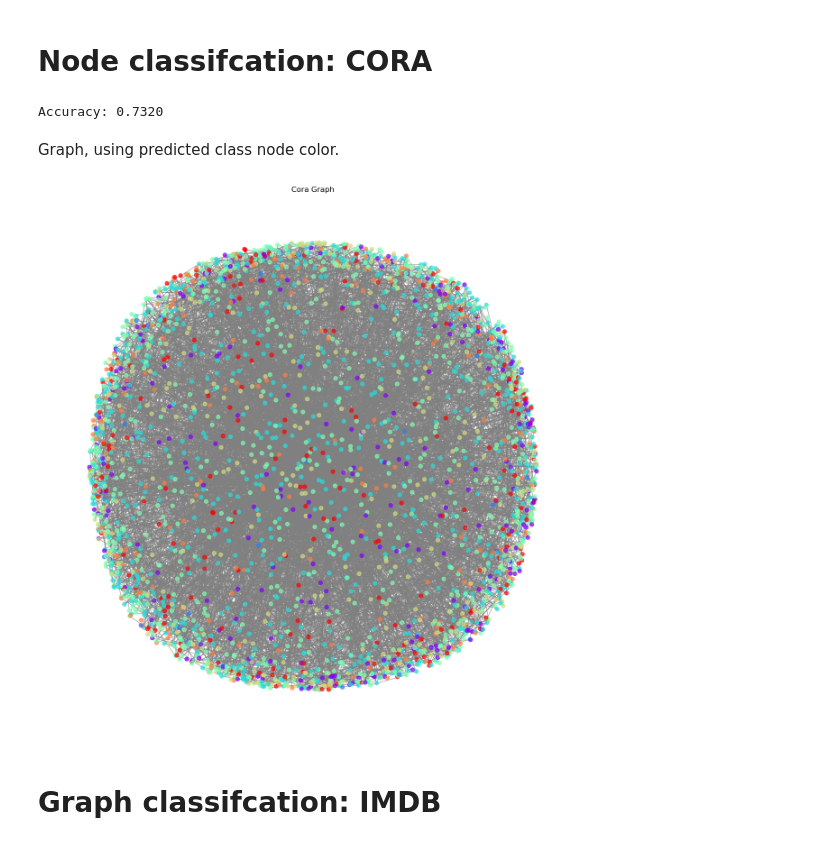
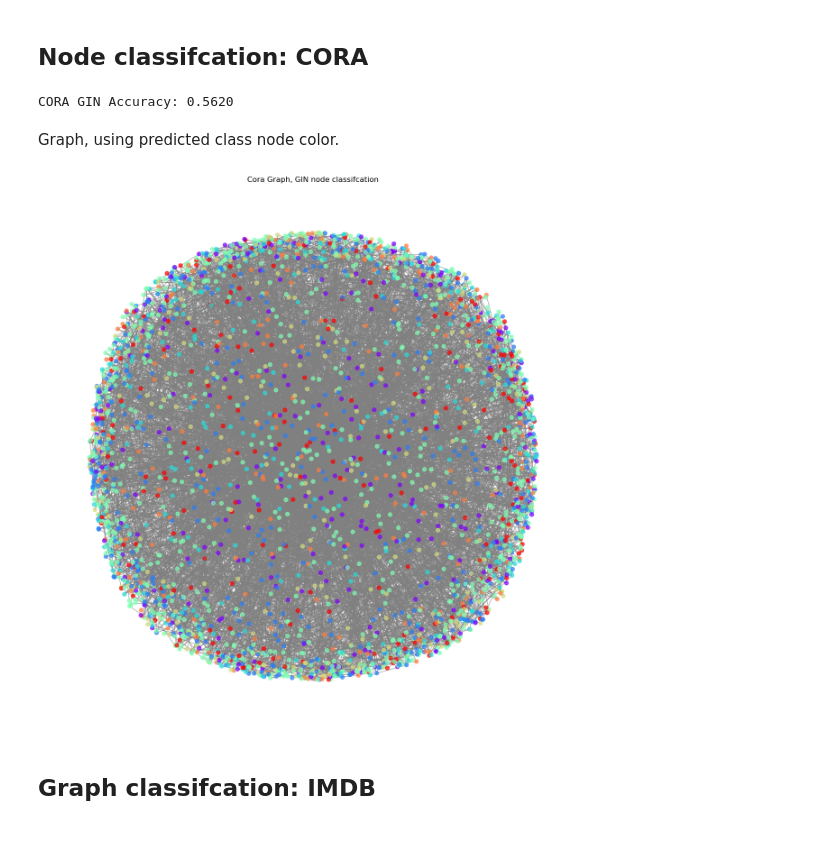
Before and after one commit to PenelopeKing/DSC180A-Project1, a Jupyter notebook: checkpoint1/GIN.ipynb, the cells around one changed output. Saved outputs shown, nothing was run; the diff lists cells and outputs as text; code cells hidden in the pictures.

```diff
--- a/checkpoint1/GIN.ipynb
+++ b/checkpoint1/GIN.ipynb
@@ -20,55 +10,40 @@ enzyme_dataset = TUDataset(root='/tmp/ENZYMES', name='ENZYMES')
+# %%
+# import 3 datasets
+imdb_dataset, cora_dataset, enzyme_dataset = helper_funcs.load_data()
+
+# global variables
+EPOCHS = 500 # number of epochs to run while training
 # %% [markdown]
-# Node classifcation: CORA
+## Node classifcation: CORA
 # %%
 # init model
-cora_mdl = GIN(in_channels = cora_dataset.num_features,
-               hidden_channels = 5,
+cora_mdl = gnn.GINNode(in_channels = cora_dataset.num_features,
+               hidden_channels = 10,
                out_channels = cora_dataset.num_classes,
-               num_layers = 5)
+               num_layers = 4)
 optimizer = torch.optim.Adam(cora_mdl.parameters(), lr=0.01)
 
 # train model
-cora_mdl.train()
-for epoch in range(EPOCHS * 5):
-    optimizer.zero_grad()
-    out = cora_mdl(cora_dataset.x, cora_dataset.edge_index)
-    loss = F.cross_entropy(out, cora_dataset.y)
-    #loss = F.cross_entropy(out[data.train_mask], data.y[data.train_mask])
-    loss.backward()
-    optimizer.step()
+for epoch in range(EPOCHS*3):
+    cora_mdl = gnn.GINNode_train(model = cora_mdl,
+                                 data = cora_dataset,
+                                 optimizer=optimizer)
 
 # evaluation
-cora_mdl.eval()
-pred = cora_mdl(cora_dataset.x, cora_dataset.edge_index).argmax(dim=1)
-# Classification accuracy
-correct = (pred[cora_dataset.test_mask] == cora_dataset.y[cora_dataset.test_mask]).sum()
-acc = int(correct) / int(cora_dataset.test_mask.sum())
-print(f'Accuracy: {acc:.4f}')
+acc, pred = gnn.GINNode_test(cora_mdl, cora_dataset)
+print(f'CORA GIN Accuracy: {acc:.4f}')
 # %% [output]
-Accuracy: 0.7320
+CORA GIN Accuracy: 0.5620
 # %% [markdown]
 Graph, using predicted class node color.
-# %%
-# graphing #
-node_color = pred.cpu().numpy()
-data = cora_dataset[0]
-def visualize_graph(data, title="Graph"):
-    # turn torch_geometric to networkx graph
-    G = to_networkx(data, to_undirected=True)
-    # get degrees / max degrees of each node
-    degrees = dict(G.degree())
-    max_degree = max(degrees.values())
-    pos = nx.spring_layout(G, seed=42, k = 0.45)
-    # plot graph
-    plt.figure(figsize=(12, 12))
-    nx.draw(G, pos, with_labels=False, node_color=node_color, cmap=plt.cm.rainbow,
-            node_size=40, edge_color="gray", alpha = 0.7)
-    plt.title(title) # title
-    plt.show()
-    return G
-G = visualize_graph(data, title="Cora Graph")
-# %% [output]
-[figure, removed]
+# %%
+# graphing #
+node_color = pred.cpu().numpy()
+data = cora_dataset[0]
+G = helper_funcs.visualize_by_pred_class(pred, data,
+                                         title="Cora Graph, GIN node classifcation")
+# %% [output]
+[figure, added]
 # %% [markdown]
-# Graph classifcation: IMDB
+## Graph classifcation: IMDB
 # %%
```
Also changed, not shown: parts of 10 cells of this notebook, 7 other files.
